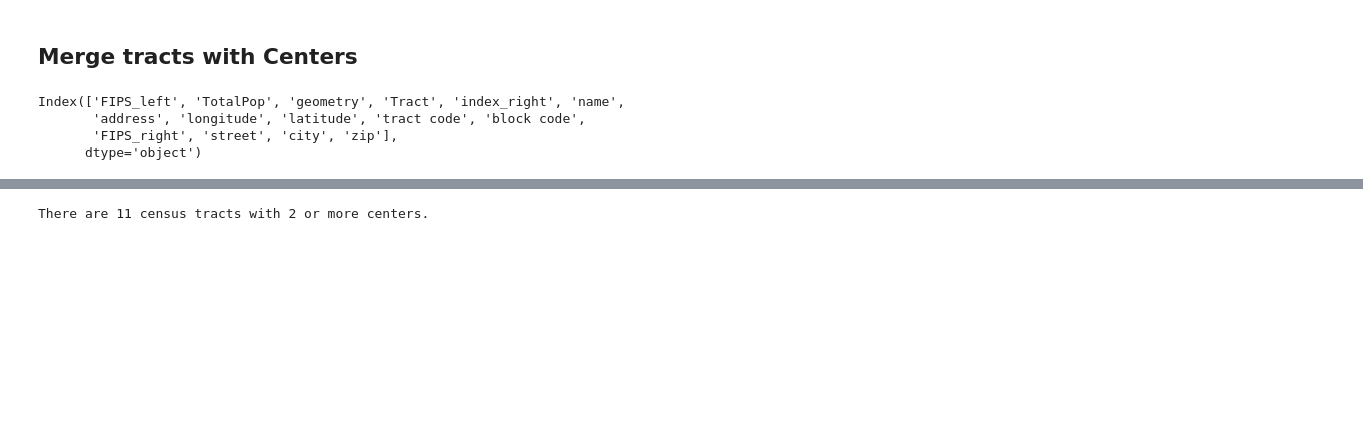
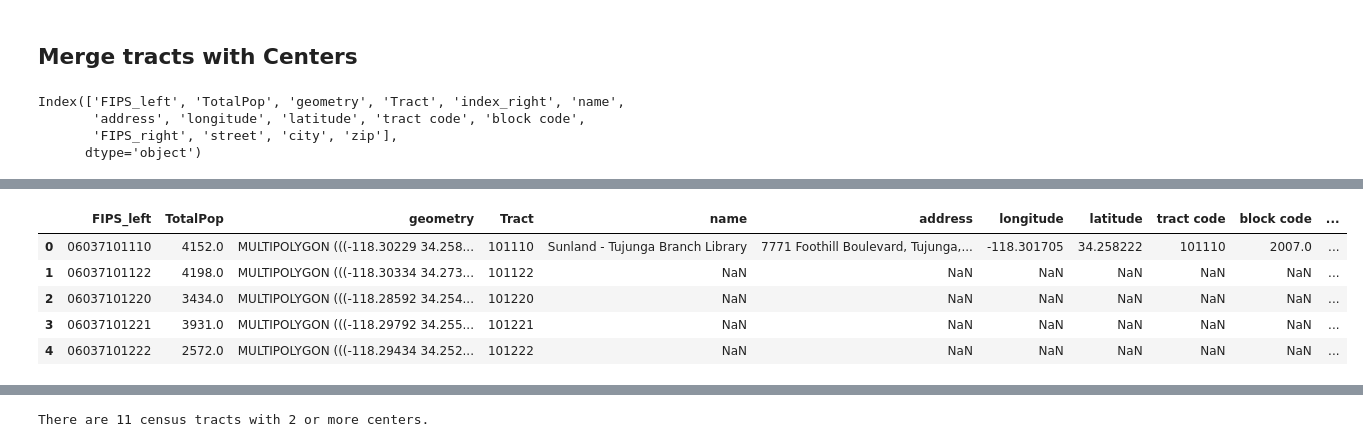
Before and after one commit to cailynschmidt/221finalproject, a Jupyter notebook: newcenters.ipynb, the cells around one changed output, grey strips where cells are left out. Saved outputs shown, nothing was run; the diff lists cells and outputs as text; code cells hidden in the pictures; blank space fills up the shorter version.

```diff
--- a/newcenters.ipynb
+++ b/newcenters.ipynb
@@ -464,0 +439,8 @@ TypeError: 'Point' object is not iterable
+# %%
+buffer_distances = {
+    0: 0.5 * 1609.34,  # 0.5 mi
+    1: 1 * 1609.34,    # 1 mi
+    2: 5 * 1609.34,    # 5 mi
+    3: 10 * 1609.34,   # 10 mi
+    4: 20 * 1609.34    # 15 mi
+}
@@ -464,0 +491,9 @@ TypeError: 'Point' object is not iterable
+# %%
+tractsCenters.head()
+# %% [output]
+|  | FIPS_left | TotalPop | geometry | Tract | name | address | longitude | latitude | tract code | block code | ... |
+| 0 | 06037101110 | 4152.0 | MULTIPOLYGON (((-118.30229 34.258... | 101110 | Sunland - Tujunga Branch Library | 7771 Foothill Boulevard, Tujunga,... | -118.301705 | 34.258222 | 101110 | 2007.0 | ... |
+| 1 | 06037101122 | 4198.0 | MULTIPOLYGON (((-118.30334 34.273... | 101122 | NaN | NaN | NaN | NaN | NaN | NaN | ... |
+| 2 | 06037101220 | 3434.0 | MULTIPOLYGON (((-118.28592 34.254... | 101220 | NaN | NaN | NaN | NaN | NaN | NaN | ... |
+| 3 | 06037101221 | 3931.0 | MULTIPOLYGON (((-118.29792 34.255... | 101221 | NaN | NaN | NaN | NaN | NaN | NaN | ... |
+| 4 | 06037101222 | 2572.0 | MULTIPOLYGON (((-118.29434 34.252... | 101222 | NaN | NaN | NaN | NaN | NaN | NaN | ... |
```
Also changed, not shown: parts of 27 cells of this notebook, 4 other files.
